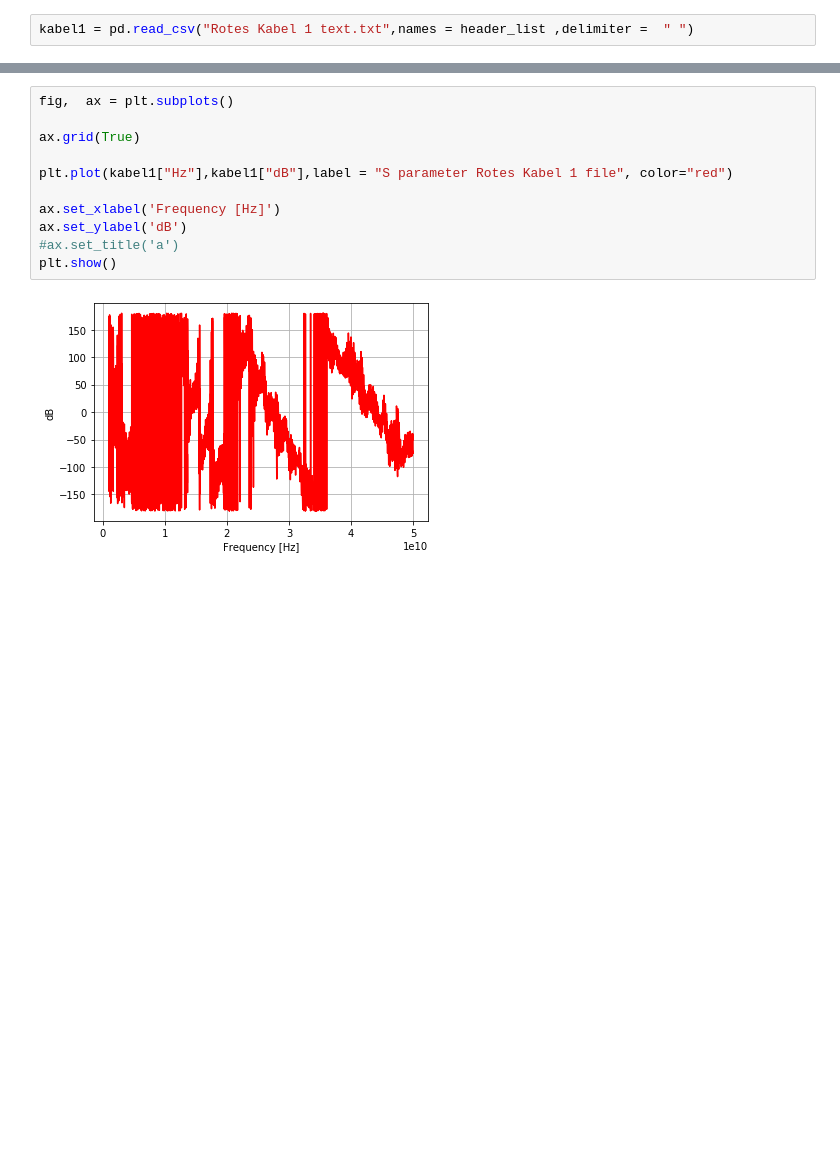
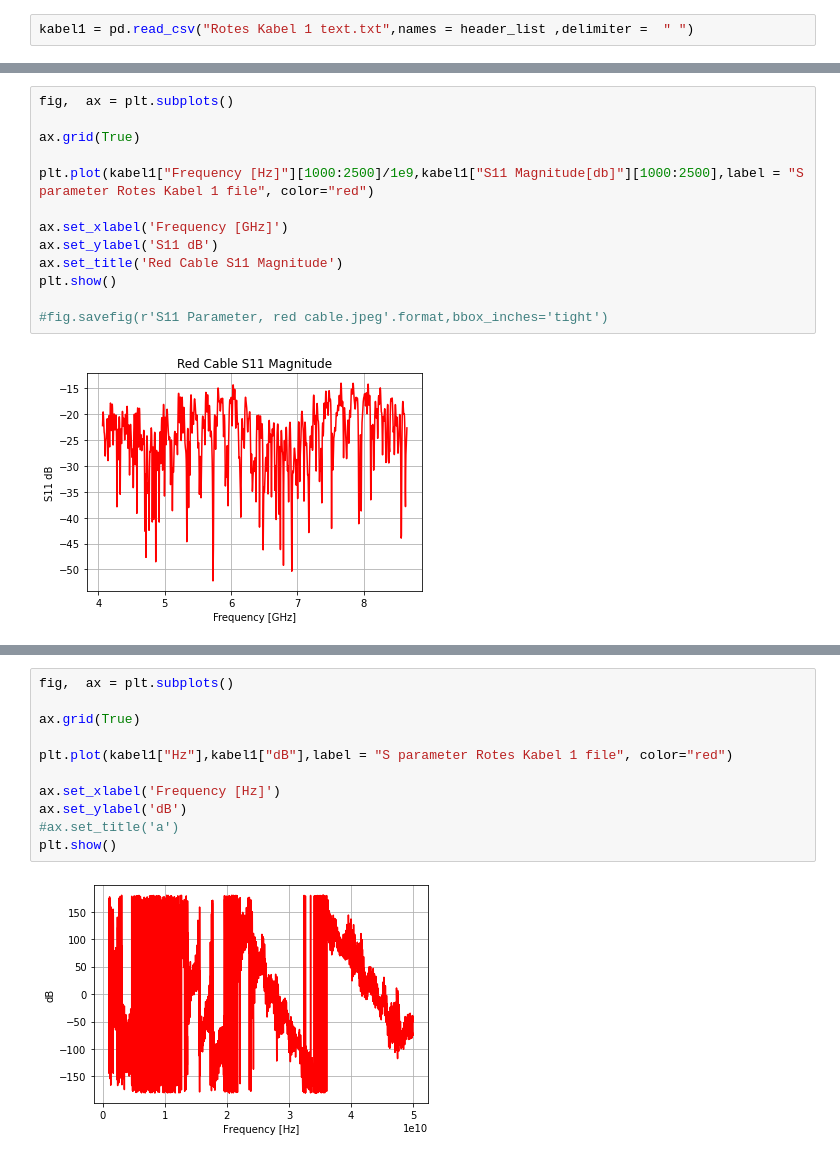
Before and after one commit to Holcan/STM, a Jupyter notebook: Cables/Cables S parameters.ipynb, the cells around one changed output, grey strips where cells are left out. Drawn from its saved outputs; the diff is of its cells as text; blank space fills up the shorter version.

```diff
--- a/Cables/Cables S parameters.ipynb
+++ b/Cables/Cables S parameters.ipynb
@@ -26,3 +43,18 @@ kabel1
+# %%
+fig,  ax = plt.subplots()
+
+ax.grid(True)
+
+plt.plot(kabel1["Frequency [Hz]"][1000:2500]/1e9,kabel1["S11 Magnitude[db]"][1000:2500],label = "S parameter Rotes Kabel 1 file", color="red")
+
+ax.set_xlabel('Frequency [GHz]')
+ax.set_ylabel('S11 dB')
+ax.set_title('Red Cable S11 Magnitude')
+plt.show()
+
+#fig.savefig(r'S11 Parameter, red cable.jpeg'.format,bbox_inches='tight')
+# %% [output]
+[figure, added]
 # %%
 fig,  ax = plt.subplots()
 
```
Also changed, not shown: parts of 10 cells of this notebook, 7 other files.
